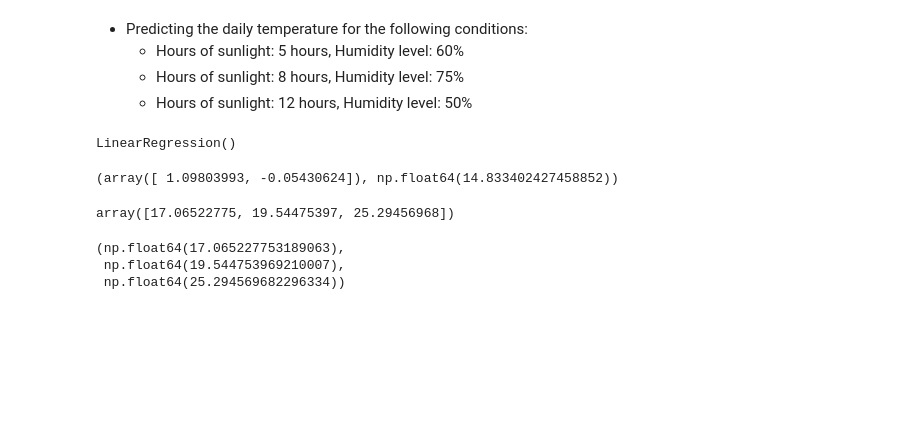
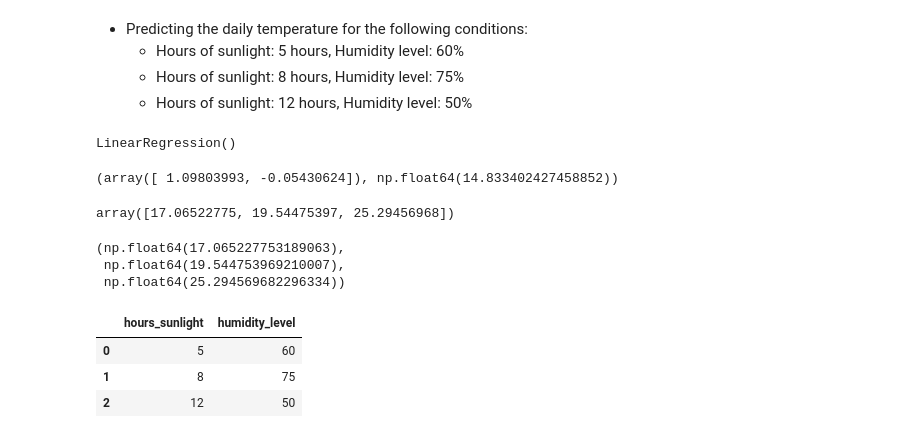
Before and after one commit to sam20799/ml_mini_projects, a Jupyter notebook: weather_prediction.ipynb, the cells around one changed output. Saved outputs shown, nothing was run; the diff lists cells and outputs as text; code cells hidden in the pictures; blank space fills up the shorter version.

```diff
--- a/weather_prediction.ipynb
+++ b/weather_prediction.ipynb
@@ -94,3 +98,10 @@ y1,y2,y3
 (np.float64(17.065227753189063),
  np.float64(19.544753969210007),
  np.float64(25.294569682296334))
+# %%
+test2
+# %% [output]
+|  | hours_sunlight | humidity_level |
+| 0 | 5 | 60 |
+| 1 | 8 | 75 |
+| 2 | 12 | 50 |
```
Also changed, not shown: parts of 2 cells of this notebook.
